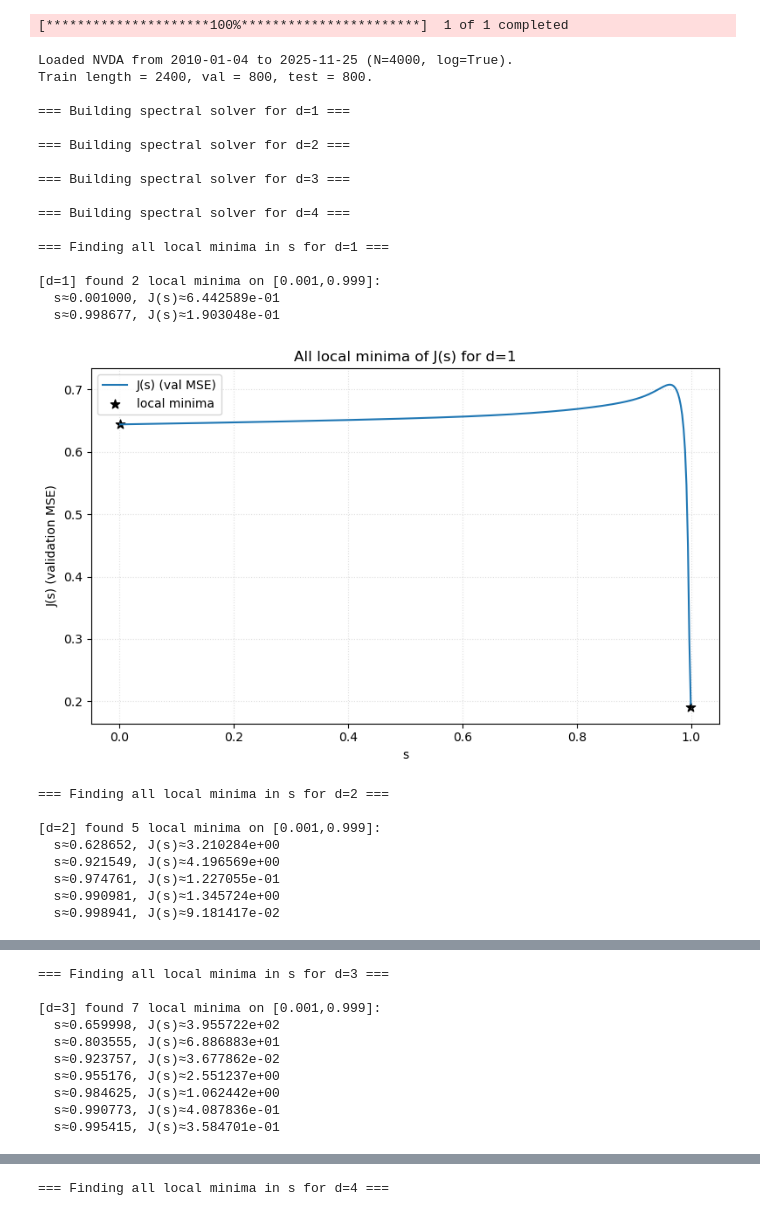
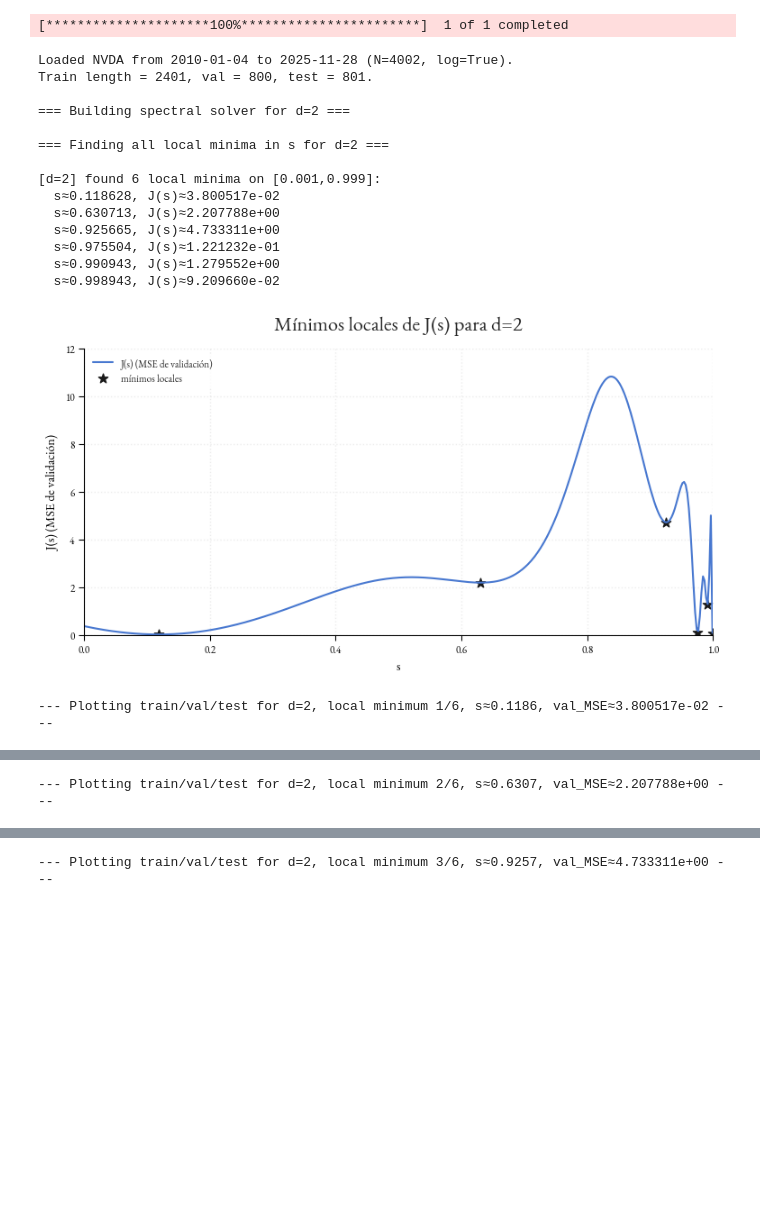
Before and after one commit to heritaco/Estimacion-de-Tendencia, a Jupyter notebook: notebooks/05 Multiple Minima/NVDA.ipynb, the cells around one changed output, grey strips where cells are left out. Drawn from its saved outputs; the diff is of its cells as text; code cells hidden in the pictures; blank space fills up the shorter version.

```diff
--- a/notebooks/05 Multiple Minima/NVDA.ipynb
+++ b/notebooks/05 Multiple Minima/NVDA.ipynb
@@ -6,34 +6,29 @@ import importlib
 
 # Add the path to the val03 folder to sys.path so modules in the same folder can be imported
 sys.path.append(os.path.join('notebooks', '05 Multiple Minima'))
+# %%
+from scripts import style
+importlib.reload(style)
+style.set_style()
 # %%
 import py_10_multiple_minima as py10
 importlib.reload(py10)
-py10.main()
+py10.main(ticker="NVDA", start="2010-01-01", save_pdf_path="figuras/py10")
 # %% [output]
 [*********************100%***********************]  1 of 1 completed
-Loaded NVDA from 2010-01-04 to 2025-11-25 (N=4000, log=True).
-Train length = 2400, val = 800, test = 800.
-
-=== Building spectral solver for d=1 ===
+Loaded NVDA from 2010-01-04 to 2025-11-28 (N=4002, log=True).
+Train length = 2401, val = 800, test = 801.
 
 === Building spectral solver for d=2 ===
 
-=== Building spectral solver for d=3 ===
+=== Finding all local minima in s for d=2 ===
 
-=== Building spectral solver for d=4 ===
-
-=== Finding all local minima in s for d=1 ===
-
-[d=1] found 2 local minima on [0.001,0.999]:
-  s≈0.001000, J(s)≈6.442589e-01
-  s≈0.998677, J(s)≈1.903048e-01
+[d=2] found 6 local minima on [0.001,0.999]:
+  s≈0.118628, J(s)≈3.800517e-02
+  s≈0.630713, J(s)≈2.207788e+00
+  s≈0.925665, J(s)≈4.733311e+00
+  s≈0.975504, J(s)≈1.221232e-01
+  s≈0.990943, J(s)≈1.279552e+00
+  s≈0.998943, J(s)≈9.209660e-02
-[figure, old version]
+[figure, new version]
-=== Finding all local minima in s for d=2 ===
-
-[d=2] found 5 local minima on [0.001,0.999]:
-  s≈0.628652, J(s)≈3.210284e+00
-  s≈0.921549, J(s)≈4.196569e+00
-  s≈0.974761, J(s)≈1.227055e-01
-  s≈0.990981, J(s)≈1.345724e+00
-  s≈0.998941, J(s)≈9.181417e-02
+--- Plotting train/val/test for d=2, local minimum 1/6, s≈0.1186, val_MSE≈3.800517e-02 ---
@@ -41,10 +36 @@ Train length = 2400, val = 800, test = 800.
-=== Finding all local minima in s for d=3 ===
-
-[d=3] found 7 local minima on [0.001,0.999]:
-  s≈0.659998, J(s)≈3.955722e+02
-  s≈0.803555, J(s)≈6.886883e+01
-  s≈0.923757, J(s)≈3.677862e-02
-  s≈0.955176, J(s)≈2.551237e+00
-  s≈0.984625, J(s)≈1.062442e+00
-  s≈0.990773, J(s)≈4.087836e-01
-  s≈0.995415, J(s)≈3.584701e-01
+--- Plotting train/val/test for d=2, local minimum 2/6, s≈0.6307, val_MSE≈2.207788e+00 ---
@@ -52 +38 @@ Train length = 2400, val = 800, test = 800.
-=== Finding all local minima in s for d=4 ===
+--- Plotting train/val/test for d=2, local minimum 3/6, s≈0.9257, val_MSE≈4.733311e+00 ---
```
Also changed, not shown: parts of 1 cell of this notebook, 47 other files.
